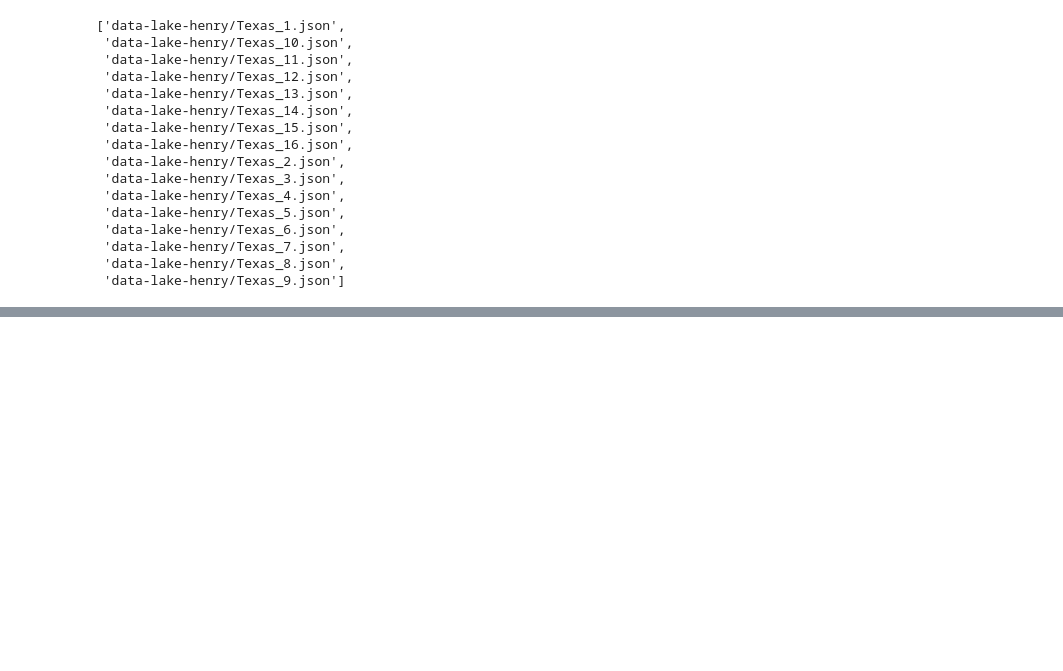
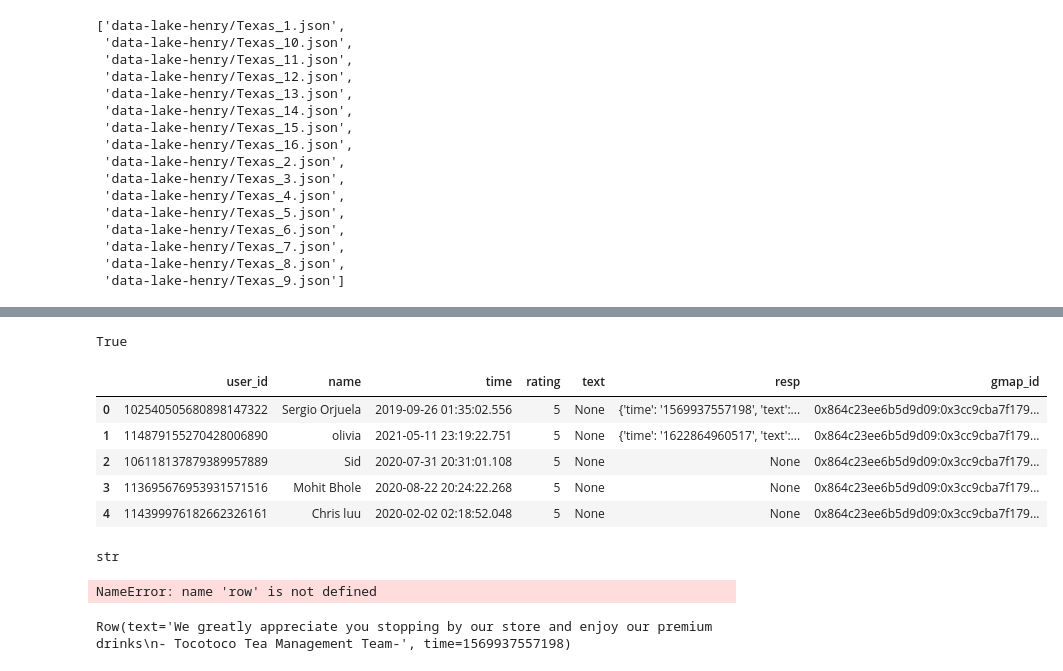
Before and after one commit to Tinmarian/Big_Data_Project-Google_Reviews, a Jupyter notebook: testing_files/general_testing.ipynb, the cells around one changed output, grey strips where cells are left out. Cells and saved outputs as stored; diff of their text form; code cells hidden in the pictures; blank space fills up the shorter version.

Commit message:
debugging dataproc pyspark job on dag_gcs_to_dataproc

```diff
--- a/testing_files/general_testing.ipynb
+++ b/testing_files/general_testing.ipynb
@@ -133,0 +153,6 @@ dfx
+# %%
+SparkSession.stop(spk)
+spk = SparkSession.builder.appName("PySpark Transformations to Populate our Data Warehouse").master("local[*]").getOrCreate()
+ps.options.compute.ops_on_diff_frames = True
+
+spk
@@ -133,0 +180,18 @@ dfx
+# %%
+from pyspark.sql.types import IntegerType,StructField,StructType,StringType,LongType,MapType
+
+schema = StructType([
+    StructField('user_id',StringType(),False),
+    StructField('name',StringType(),True),
+    StructField('time',LongType(),True),
+    StructField('rating',IntegerType(),True),
+    StructField('text',StringType(),True),
+    StructField('resp',MapType(StringType(),StringType()),True),
+    StructField('gmap_id',StringType(),False)
+])
+
+sdf = spk.read.schema(schema).json(r'C:\Users\tinma\OneDrive\Escritorio\HENRY\Proyecto_Grupal_HENRY\data\Google Maps\estados\review-Texas\11.json')[['user_id','name','time','rating','text','resp','gmap_id']]
+sdf.selectExpr('cast(user_id as int) user_id')
+# sdf.count()
+psdf = sdf.pandas_api()
+psdf['time'] = ps.to_datetime(psdf['time'],unit='ms')
@@ -133,0 +207,17 @@ dfx
+# %%
+type(psdf.resp[0]) == dict
+# %% [output]
+True
+# %%
+psdf.head(5)
+# %% [output]
+|  | user_id | name | time | rating | text | resp | gmap_id |
+| 0 | 102540505680898147322 | Sergio Orjuela | 2019-09-26 01:35:02.556 | 5 | None | {'time': '1569937557198', 'text':... | 0x864c23ee6b5d9d09:0x3cc9cba7f179... |
+| 1 | 114879155270428006890 | olivia | 2021-05-11 23:19:22.751 | 5 | None | {'time': '1622864960517', 'text':... | 0x864c23ee6b5d9d09:0x3cc9cba7f179... |
+| 2 | 106118137879389957889 | Sid | 2020-07-31 20:31:01.108 | 5 | None | None | 0x864c23ee6b5d9d09:0x3cc9cba7f179... |
+| 3 | 113695676953931571516 | Mohit Bhole | 2020-08-22 20:24:22.268 | 5 | None | None | 0x864c23ee6b5d9d09:0x3cc9cba7f179... |
+| 4 | 114399976182662326161 | Chris luu | 2020-02-02 02:18:52.048 | 5 | None | None | 0x864c23ee6b5d9d09:0x3cc9cba7f179... |
+# %%
+type(psdf.user_id[0])
+# %% [output]
+str
@@ -133,0 +226,8 @@ dfx
+# %%
+type(psdf.resp[0]) == type(row)
+# %% [output]
+NameError: name 'row' is not defined
+# %%
+psdf.resp[0]
+# %% [output]
+Row(text='We greatly appreciate you stopping by our store and enjoy our premium drinks\n- Tocotoco Tea Management Team-', time=1569937557198)
```
Also changed, not shown: parts of 11 cells of this notebook, 3 other files.
